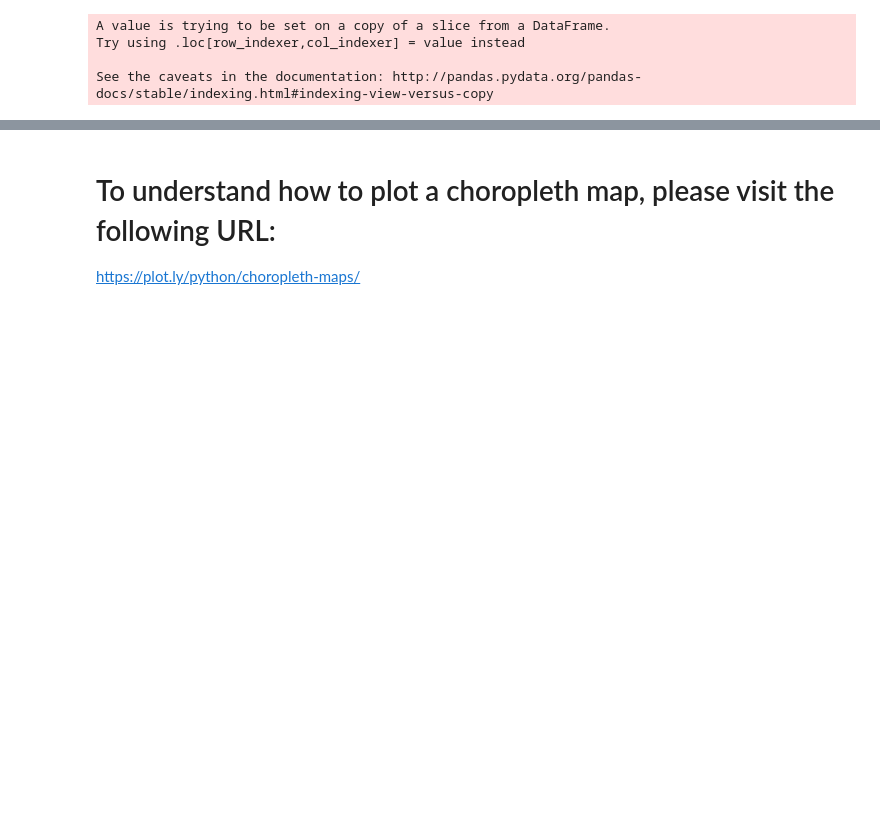
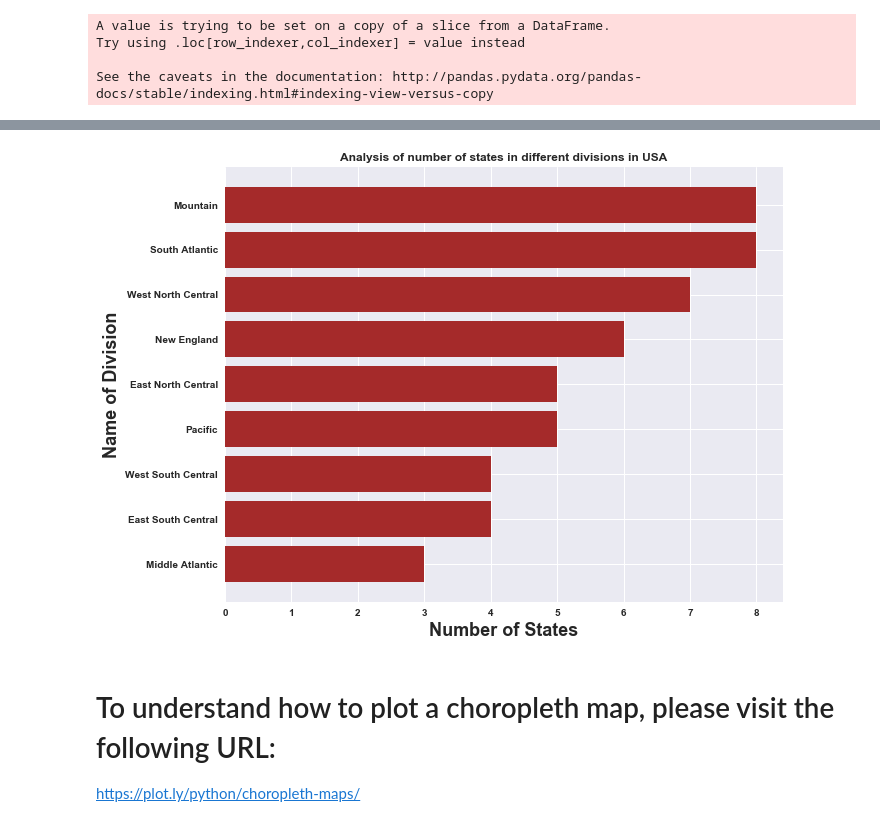
Before and after one commit to bodhisattamaiti25/projects-data-science, a Jupyter notebook: US_Energy_Economic_Census_Data_Analysis/US_Energy_Economic_Census_Data_Analysis.ipynb, the cells around one changed output, grey strips where cells are left out. Cells and saved outputs as stored; diff of their text form; code cells hidden in the pictures; blank space fills up the shorter version.

```diff
--- a/US_Energy_Economic_Census_Data_Analysis/US_Energy_Economic_Census_Data_Analysis.ipynb
+++ b/US_Energy_Economic_Census_Data_Analysis/US_Energy_Economic_Census_Data_Analysis.ipynb
@@ -151,3 +180,15 @@ See the caveats in the documentation: http://pandas.pydata.org/pandas-docs/stabl
+# %%
+states_in_division_counts = energy_economic_census_df_filtered['Division Name'].value_counts().to_dict()
+states_in_division_counts = sorted(states_in_division_counts.items(), key=lambda x:x[1], reverse=True)
+unzip_state_division_data = zip(*states_in_division_counts)
+divisions = unzip_state_division_data[0]
+states_in_division_count = unzip_state_division_data[1]
+
+pylab.rcParams['figure.figsize'] = 10, 8
+fig2, ax2 = plt.subplots()
+generate_horizontalBarChart(ax2, np.arange(len(divisions)), states_in_division_count, 'brown', divisions, 'Number of States', 'Name of Division', 'Analysis of number of states in different divisions in USA', 0)
+# %% [output]
+[figure, added]
 # %% [markdown]
 # To understand how to plot a choropleth map, please visit the following URL:
 
```
Also changed, not shown: parts of 2 cells of this notebook.
